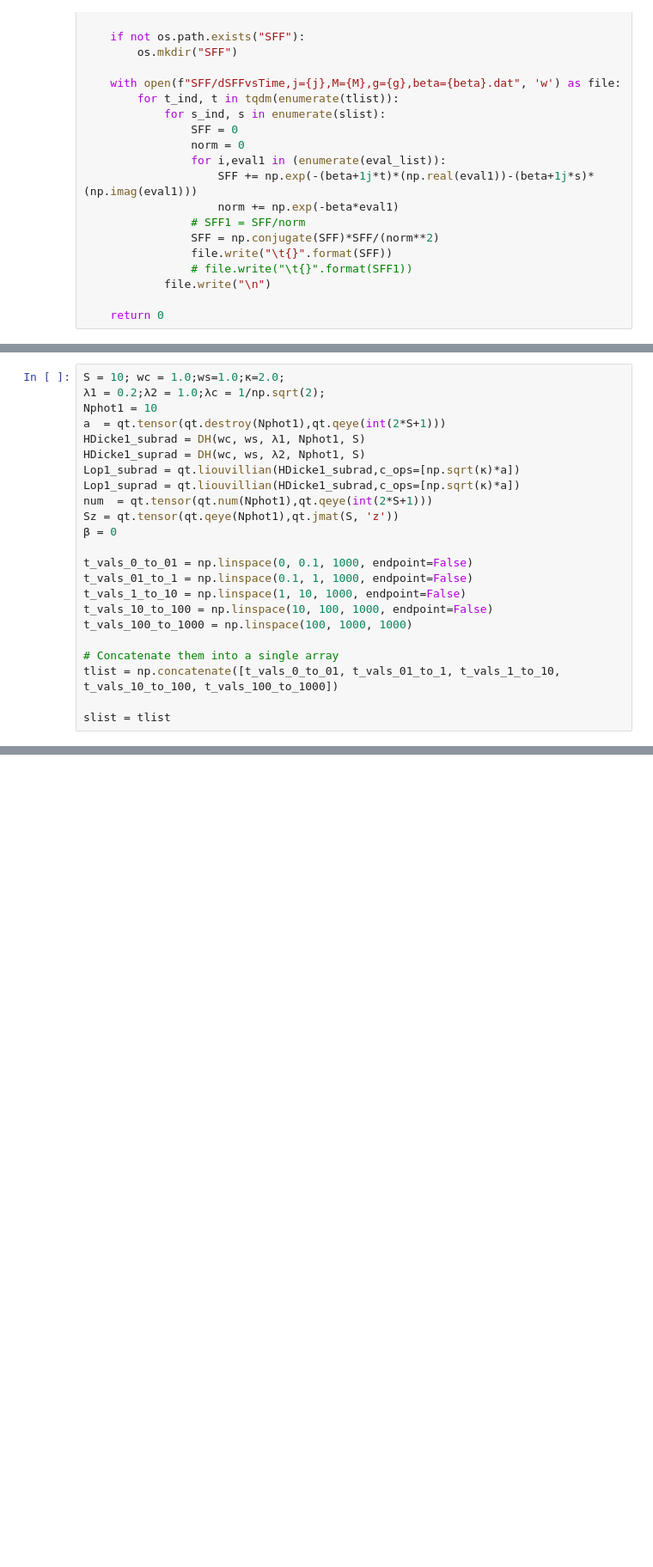
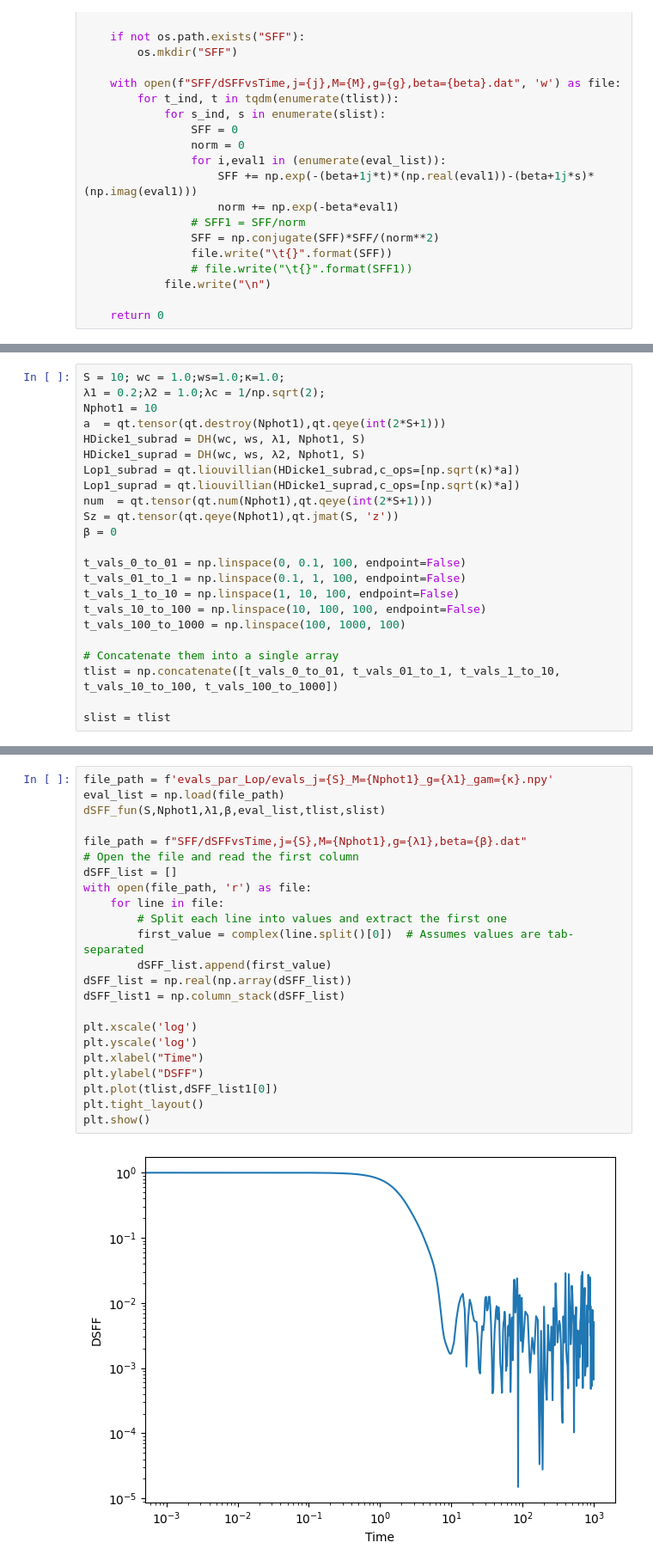
Before and after one commit to prasad42/Dicke_SFF, a Jupyter notebook: calc_LopSpectrum_Dicke.ipynb, the cells around one changed output, grey strips where cells are left out. Shown at 86% size. Saved outputs shown, nothing was run; the diff lists cells and outputs as text; blank space fills up the shorter version.

```diff
--- a/calc_LopSpectrum_Dicke.ipynb
+++ b/calc_LopSpectrum_Dicke.ipynb
@@ -68,21 +70,21 @@ def dSFF_fun(j,M,g,beta,eval_list,tlist,slist):
 # %%
-S = 10; wc = 1.0;ws=1.0;κ=2.0;
+S = 10; wc = 1.0;ws=1.0;κ=1.0;
 λ1 = 0.2;λ2 = 1.0;λc = 1/np.sqrt(2);
 Nphot1 = 10
 a  = qt.tensor(qt.destroy(Nphot1),qt.qeye(int(2*S+1)))
 HDicke1_subrad = DH(wc, ws, λ1, Nphot1, S)
 HDicke1_suprad = DH(wc, ws, λ2, Nphot1, S)
 Lop1_subrad = qt.liouvillian(HDicke1_subrad,c_ops=[np.sqrt(κ)*a])
-Lop1_suprad = qt.liouvillian(HDicke1_subrad,c_ops=[np.sqrt(κ)*a])
+Lop1_suprad = qt.liouvillian(HDicke1_suprad,c_ops=[np.sqrt(κ)*a])
 num  = qt.tensor(qt.num(Nphot1),qt.qeye(int(2*S+1)))
 Sz = qt.tensor(qt.qeye(Nphot1),qt.jmat(S, 'z'))
 β = 0
 
-t_vals_0_to_01 = np.linspace(0, 0.1, 1000, endpoint=False)
-t_vals_01_to_1 = np.linspace(0.1, 1, 1000, endpoint=False)
-t_vals_1_to_10 = np.linspace(1, 10, 1000, endpoint=False)
-t_vals_10_to_100 = np.linspace(10, 100, 1000, endpoint=False)
-t_vals_100_to_1000 = np.linspace(100, 1000, 1000)
+t_vals_0_to_01 = np.linspace(0, 0.1, 100, endpoint=False)
+t_vals_01_to_1 = np.linspace(0.1, 1, 100, endpoint=False)
+t_vals_1_to_10 = np.linspace(1, 10, 100, endpoint=False)
+t_vals_10_to_100 = np.linspace(10, 100, 100, endpoint=False)
+t_vals_100_to_1000 = np.linspace(100, 1000, 100)
 
 # Concatenate them into a single array
 tlist = np.concatenate([t_vals_0_to_01, t_vals_01_to_1, t_vals_1_to_10, t_vals_10_to_100, t_vals_100_to_1000])
@@ -95,0 +124,25 @@ Lopmatsubrad_odd = Lopmatsubrad[1::2,1::2]
+# %%
+file_path = f'evals_par_Lop/evals_j={S}_M={Nphot1}_g={λ1}_gam={κ}.npy'
+eval_list = np.load(file_path)
+dSFF_fun(S,Nphot1,λ1,β,eval_list,tlist,slist)
+
+file_path = f"SFF/dSFFvsTime,j={S},M={Nphot1},g={λ1},beta={β}.dat"
+# Open the file and read the first column
+dSFF_list = []
+with open(file_path, 'r') as file:
+    for line in file:
+        # Split each line into values and extract the first one
+        first_value = complex(line.split()[0])  # Assumes values are tab-separated
+        dSFF_list.append(first_value)
+dSFF_list = np.real(np.array(dSFF_list))
+dSFF_list1 = np.column_stack(dSFF_list)
+
+plt.xscale('log')
+plt.yscale('log')
+plt.xlabel("Time")
+plt.ylabel("DSFF")
+plt.plot(tlist,dSFF_list1[0])
+plt.tight_layout()
+plt.show()
+# %% [output]
+[figure, added]
```
Also changed, not shown: parts of 18 cells of this notebook, 5 other files.
